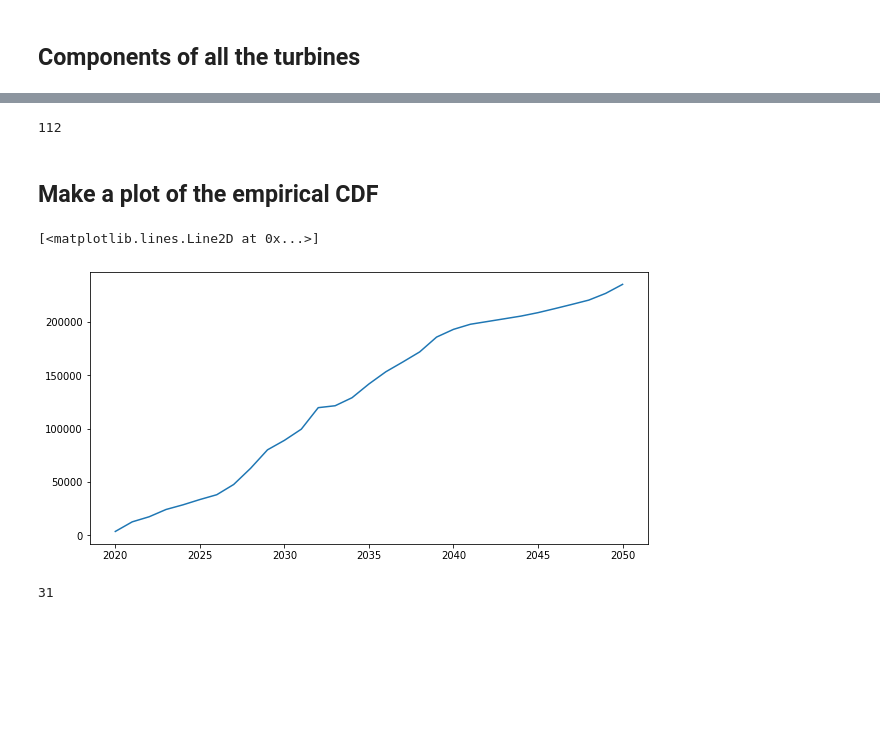
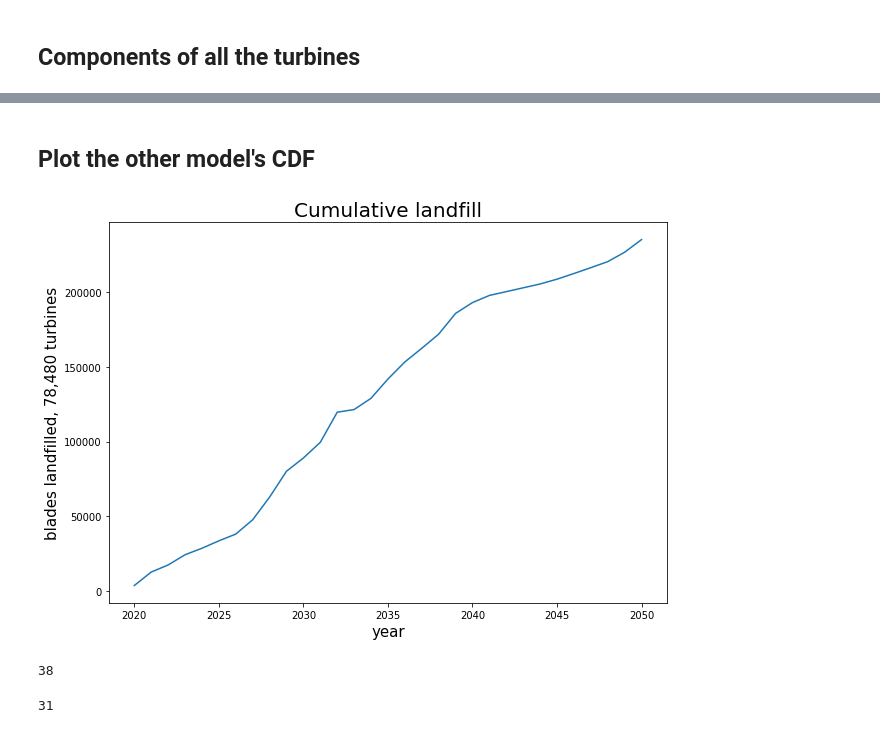
Before and after one commit to NREL/celavi, a Jupyter notebook: notebooks/landfill_one.ipynb, the cells around one changed output, grey strips where cells are left out. Cells and saved outputs as stored; diff of their text form; code cells hidden in the pictures; blank space fills up the shorter version.

```diff
--- a/notebooks/landfill_one.ipynb
+++ b/notebooks/landfill_one.ipynb
@@ -77,20 +83,23 @@ ax.plot(xs, ys)
+# %% [markdown]
+## Plot the other model's CDF
+# %%
+df = pd.read_csv("other_model_blades_retired_per_year.csv")
+xs = df["Year"].values
+ys = df["Blades.Retired.Per.Year"].values
+ys = np.cumsum(ys)
+fig, ax = plt.subplots(nrows=1, ncols=1, figsize=(10, 7))
+ax.plot(xs, ys)
+ax.set_ylabel(f"blades landfilled, 78,480 turbines", fontsize=15)
+ax.set_xlabel("year", fontsize=15)
+ax.set_title(f"Cumulative landfill", fontsize=20)
+plt.show()
+# %% [output]
+[figure, added]
+# %%
+len(landfill_inventory.loc[160::3, "blade"])
+# %% [output]
+38
 # %%
-len(ys)
+len(df)
 # %% [output]
-112
+31
-# %% [markdown]
-## Make a plot of the empirical CDF
-# %%
-df = pd.read_csv("empirical_blades_retired_per_year.csv")
-xs = df["Year"].values
-ys = df["Blades.Retired.Per.Year"].values
-ys = np.cumsum(ys)
-fig, ax = plt.subplots(nrows=1, ncols=1, figsize=(10, 5))
-ax.plot(xs, ys)
-# %% [output]
-[<matplotlib.lines.Line2D at 0x...>]
-[figure, removed]
-# %%
-len(ys)
-# %% [output]
-31
```
Also changed, not shown: parts of 5 cells of this notebook.
